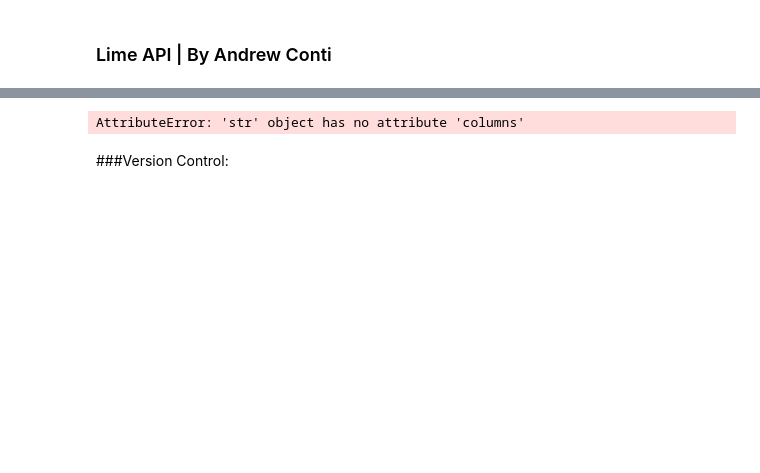
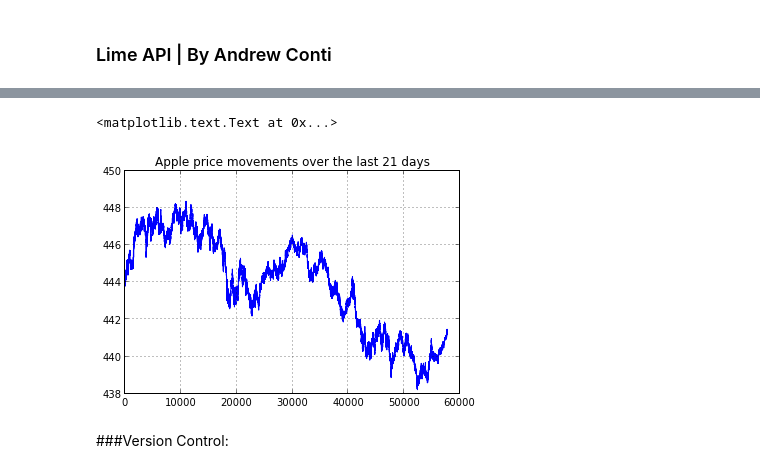
Before and after one commit to agconti/lime, a Jupyter notebook: lime_demo.ipynb, the cells around one changed output, grey strips where cells are left out. Drawn from its saved outputs; the diff is of its cells as text; code cells hidden in the pictures; blank space fills up the shorter version.

Commit message:
finished basic lime demo

```diff
--- a/lime_demo.ipynb
+++ b/lime_demo.ipynb
@@ -17,7 +17,11 @@ plt.title("Apple stock movements on: " + str(lime.start_date))
 # %%
-many = lime.get_many(begining_date=datetime.date(2013,5,2), end_date=datetime.date(2013,6,3), ticker='AAPL')
+many = lime.get_many(begining_date=datetime.date(2013,5,22), end_date=datetime.date(2013,6,11), ticker='AAPL')
-# %% [output]
-AttributeError: 'str' object has no attribute 'columns'
+# %%
+many.price.plot()
+plt.title('Apple price movements over the last 21 days')
+# %% [output]
+<matplotlib.text.Text at 0x...>
+[figure, added]
 # %% [markdown]
 ###Version Control:
 # %%
```
Also changed, not shown: parts of 2 cells of this notebook.
